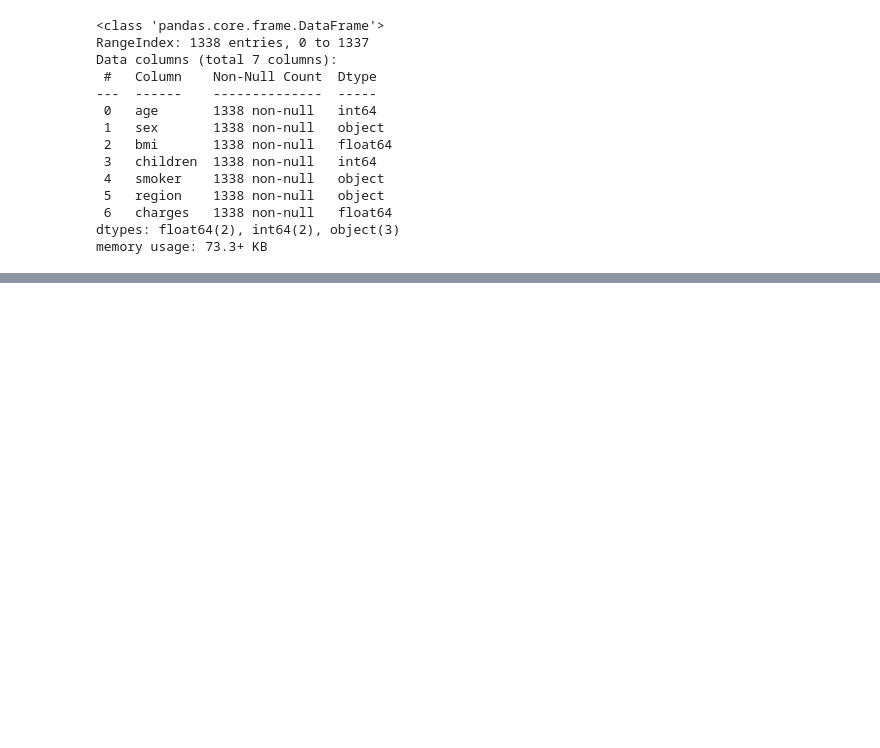
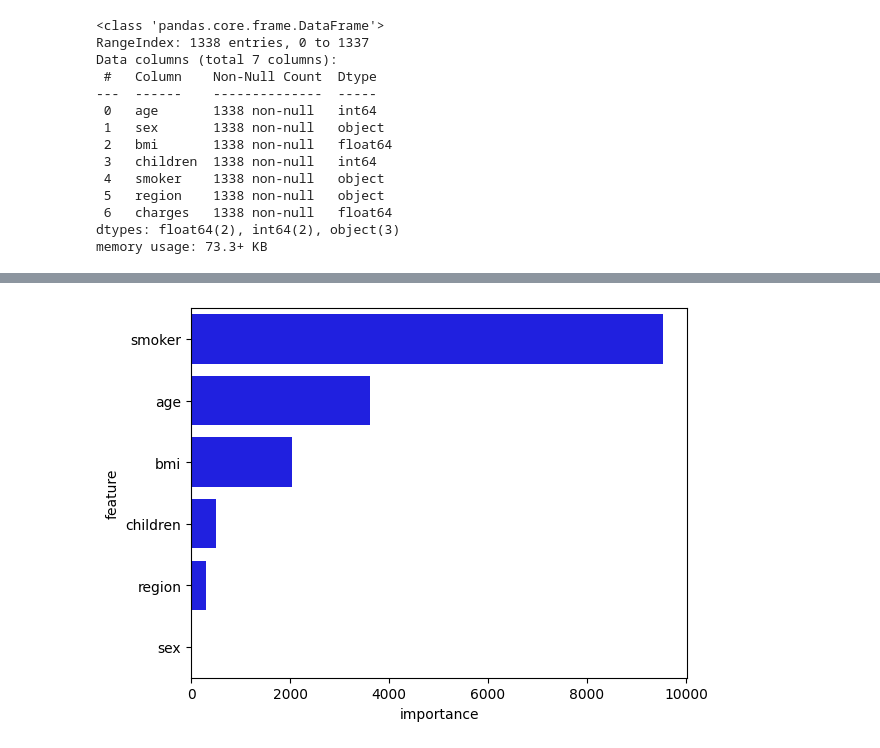
Before and after one commit to aguchhait-stack/Segmentation, a Jupyter notebook: Segmentation.ipynb, the cells around one changed output, grey strips where cells are left out. Drawn from its saved outputs; the diff is of its cells as text; code cells hidden in the pictures; blank space fills up the shorter version.

```diff
--- a/Segmentation.ipynb
+++ b/Segmentation.ipynb
@@ -35,0 +103,8 @@ memory usage: 73.3+ KB
+# %%
+feature_importance = pd.DataFrame({'feature':X_train.columns,'importance':model.coef_})
+feature_importance['importance']=feature_importance['importance'].abs()
+feature_importance=feature_importance.sort_values(by='importance',ascending=False)
+sns.barplot(x='importance',y='feature',data=feature_importance,color='b')
+plt.show()
+# %% [output]
+[figure, added]
```
Also changed, not shown: parts of 9 cells of this notebook.
